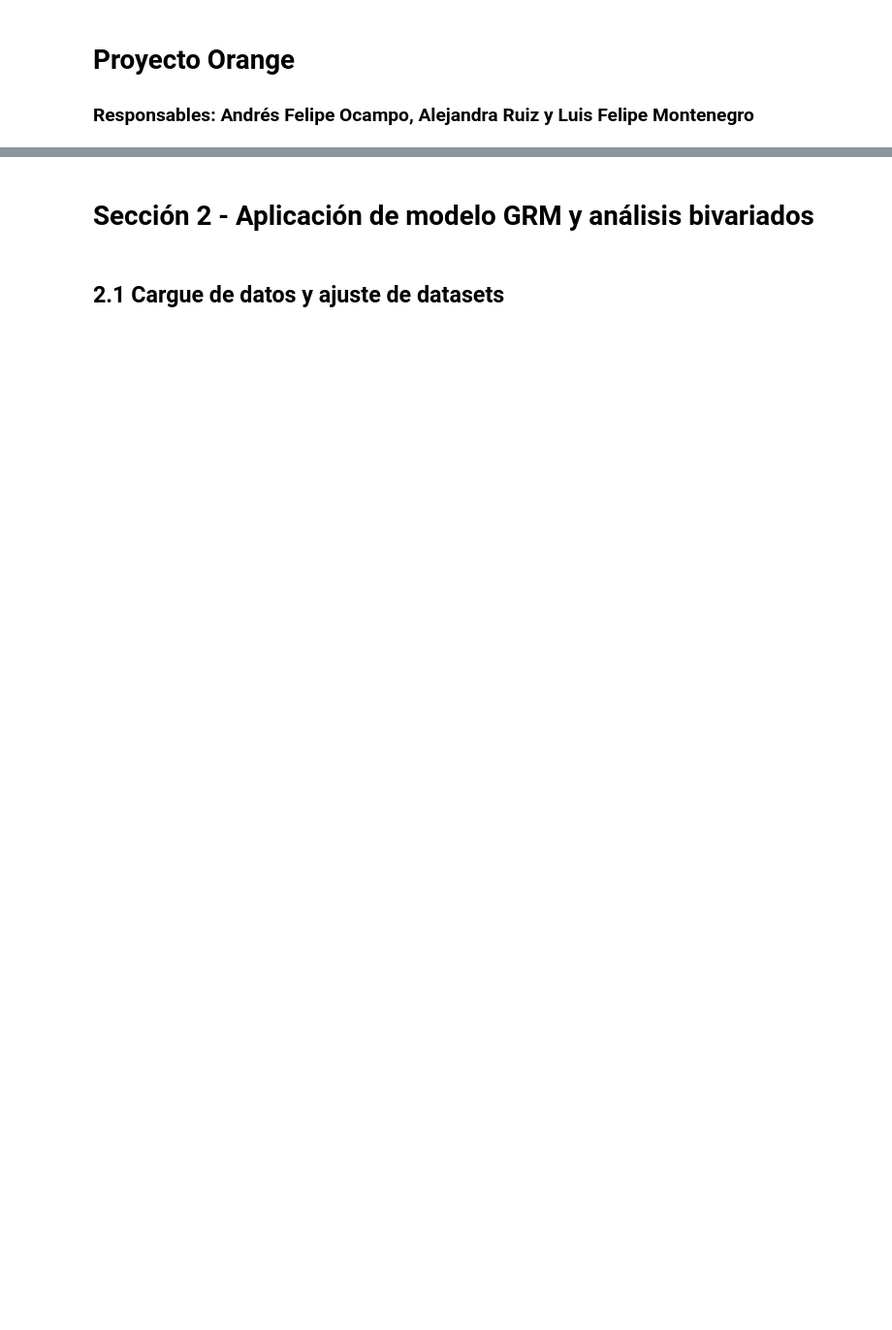
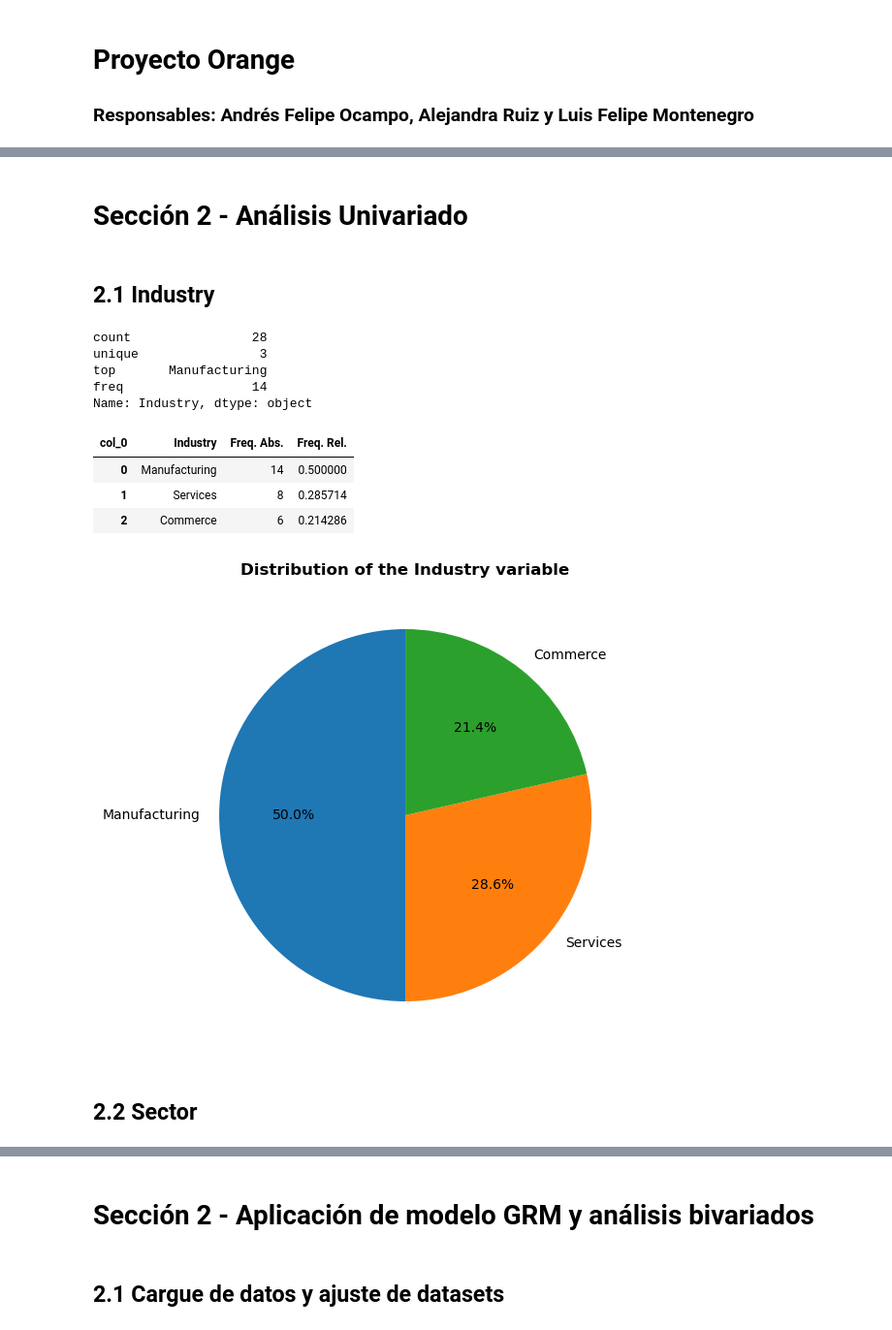
Before and after one commit to AlejaGuz/orange, a Jupyter notebook: Notebook_AFO_LFM_v2.ipynb, the cells around one changed output, grey strips where cells are left out. Shown at 97% size. Cells and saved outputs as stored; diff of their text form; code cells hidden in the pictures; blank space fills up the shorter version.

```diff
--- a/Notebook_AFO_LFM_v2.ipynb
+++ b/Notebook_AFO_LFM_v2.ipynb
@@ -504,0 +121,33 @@ plt.show()
+# %% [markdown]
+# **Sección 2 - Análisis Univariado**
+# %% [markdown]
+## **2.1 Industry**
+# %%
+df_analysis['Industry'].describe()
+# %% [output]
+count                28
+unique                3
+top       Manufacturing
+freq                 14
+Name: Industry, dtype: object
+# %%
+tabla_freq=(pd.crosstab(index=df_analysis["Industry"],columns="count")).reset_index()
+tabla_freq['Freq. Rel.']=tabla_freq['count']/sum(tabla_freq['count'])
+tabla_freq.rename(columns={'count':'Freq. Abs.'},inplace=True)
+tabla_freq=tabla_freq.sort_values(by='Freq. Abs.',ascending=False).reset_index(drop=True)
+tabla_freq
+# %% [output]
+| col_0 | Industry | Freq. Abs. | Freq. Rel. |
+| 0 | Manufacturing | 14 | 0.500000 |
+| 1 | Services | 8 | 0.285714 |
+| 2 | Commerce | 6 | 0.214286 |
+# %%
+fig_torta = plt.figure()
+ax = fig_torta.add_axes([0,0,1,1])
+plt.pie(tabla_freq["Freq. Rel."], labels=tabla_freq["Industry"],autopct='%1.1f%%',startangle=90)
+plt.title("Distribution of the Industry variable", fontweight='bold')
+plt.show()
+# %% [output]
+[figure, added]
+# %% [markdown]
+## **2.2 Sector**
```
Also changed, not shown: parts of 92 cells of this notebook, 3 other files.
